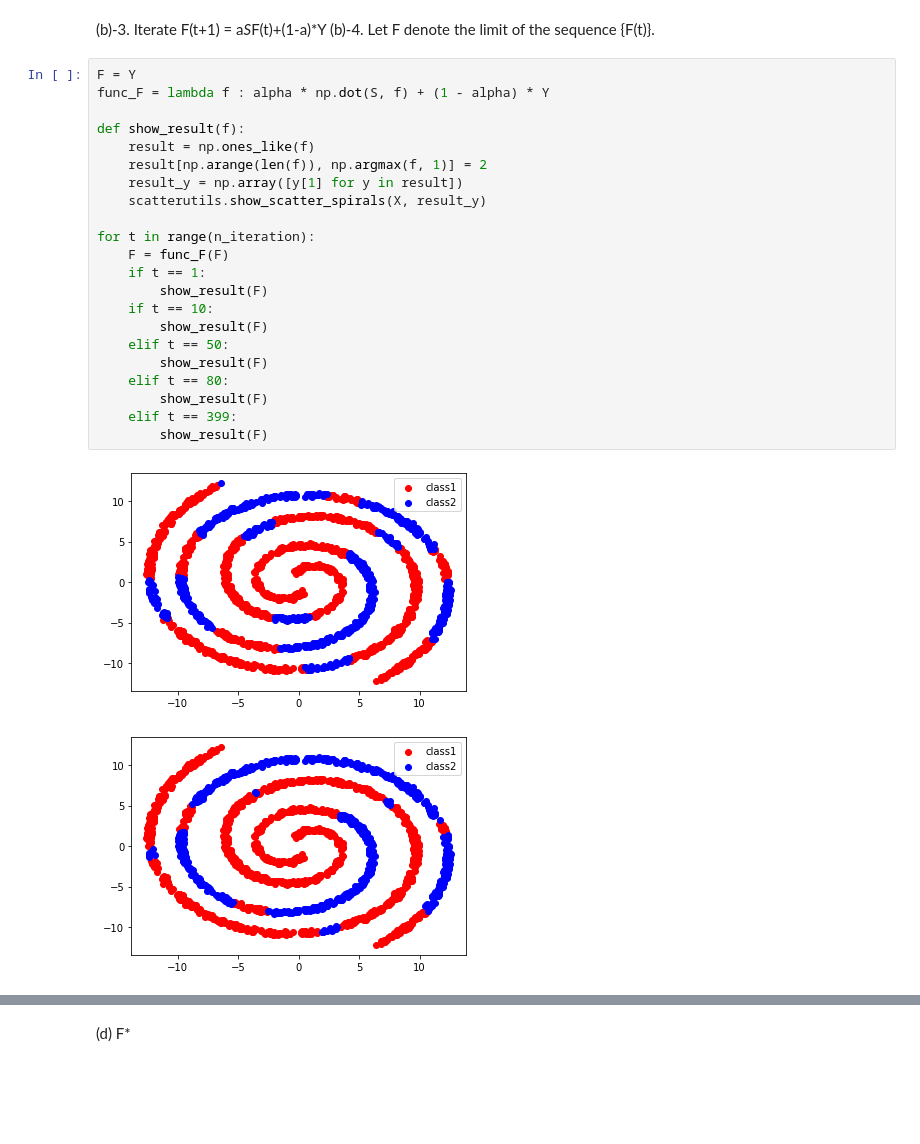
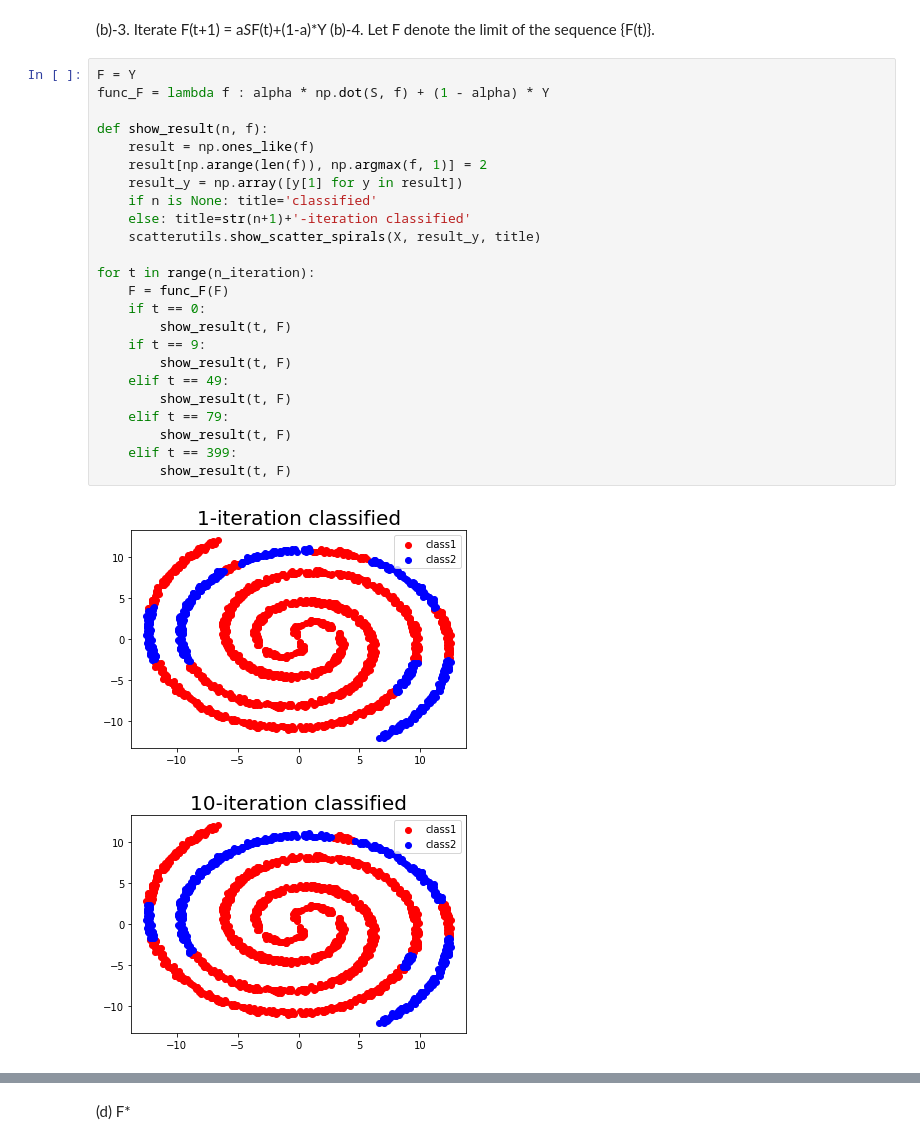
Before and after one commit to bebye/lgc-python, a Jupyter notebook: main.ipynb, the cells around one changed output, grey strips where cells are left out. Cells and saved outputs as stored; diff of their text form; blank space fills up the shorter version.

Commit message:
add title and legent

```diff
--- a/main.ipynb
+++ b/main.ipynb
@@ -57,25 +57,27 @@ S = np.dot(np.dot(D, W), D)
 # %%
 F = Y
 func_F = lambda f : alpha * np.dot(S, f) + (1 - alpha) * Y
 
-def show_result(f):
+def show_result(n, f):
     result = np.ones_like(f)
     result[np.arange(len(f)), np.argmax(f, 1)] = 2
     result_y = np.array([y[1] for y in result])
-    scatterutils.show_scatter_spirals(X, result_y)
+    if n is None: title='classified'
+    else: title=str(n+1)+'-iteration classified'
+    scatterutils.show_scatter_spirals(X, result_y, title)
 
 for t in range(n_iteration):
     F = func_F(F)
-    if t == 1:
-        show_result(F)
-    if t == 10:
-        show_result(F)
-    elif t == 50:
-        show_result(F)
-    elif t == 80:
-        show_result(F)
+    if t == 0:
+        show_result(t, F)
+    if t == 9:
+        show_result(t, F)
+    elif t == 49:
+        show_result(t, F)
+    elif t == 79:
+        show_result(t, F)
     elif t == 399:
-        show_result(F)
+        show_result(t, F)
 # %% [output]
-[figure, old version]
+[figure, new version]
-[figure, old version]
+[figure, new version]
```
Also changed, not shown: parts of 3 cells of this notebook, 1 other file.
